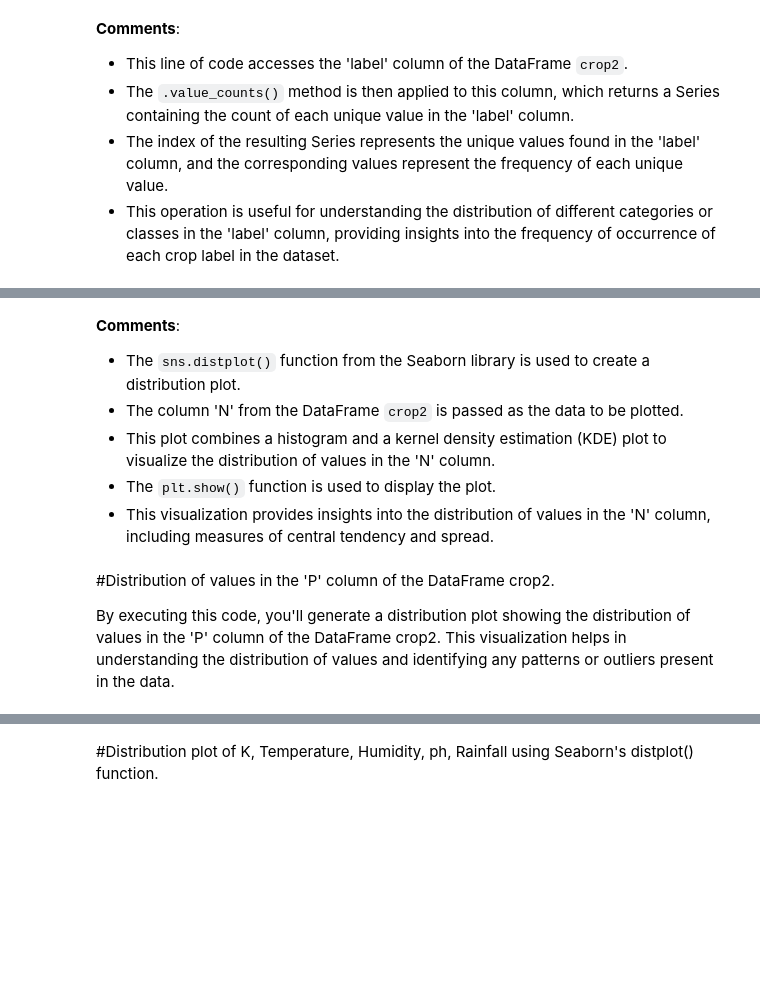
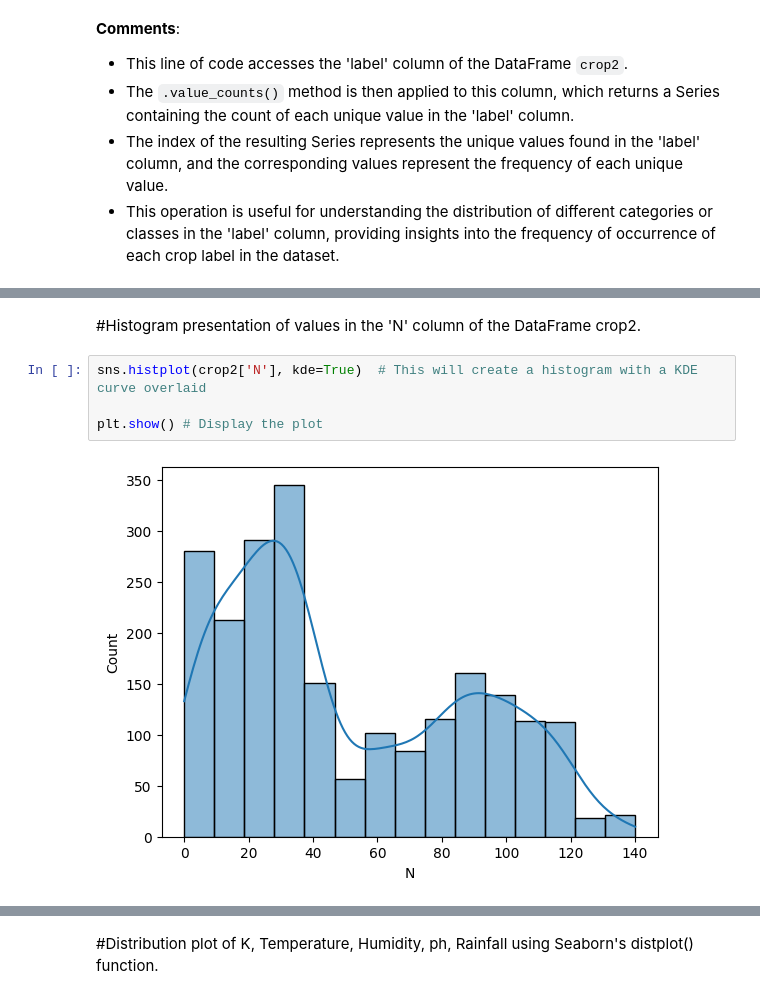
Before and after one commit to sumitc001/Major-Project-using-ML-and-Python-Framework-Flask, a Jupyter notebook: Crop_Recommendation_System2.ipynb, the cells around one changed output, grey strips where cells are left out. Cells and saved outputs as stored; diff of their text form; blank space fills up the shorter version.

```diff
--- a/Crop_Recommendation_System2.ipynb
+++ b/Crop_Recommendation_System2.ipynb
@@ -522,15 +512,8 @@ plt.show() # Display the plot
-# %% [markdown]
-
-
-
-
-**Comments**:
-- The `sns.distplot()` function from the Seaborn library is used to create a distribution plot.
-- The column 'N' from the DataFrame `crop2` is passed as the data to be plotted.
-- This plot combines a histogram and a kernel density estimation (KDE) plot to visualize the distribution of values in the 'N' column.
-- The `plt.show()` function is used to display the plot.
-- This visualization provides insights into the distribution of values in the 'N' column, including measures of central tendency and spread.
-# %% [markdown]
-#Distribution of values in the 'P' column of the DataFrame crop2.
-
-By executing this code, you'll generate a distribution plot showing the distribution of values in the 'P' column of the DataFrame crop2. This visualization helps in understanding the distribution of values and identifying any patterns or outliers present in the data.
+# %% [markdown]
+#Histogram presentation of values in the 'N' column of the DataFrame crop2.
+# %%
+sns.histplot(crop2['N'], kde=True)  # This will create a histogram with a KDE curve overlaid
+
+plt.show() # Display the plot
+# %% [output]
+[figure, added]
```
Also changed, not shown: parts of 11 cells of this notebook.
